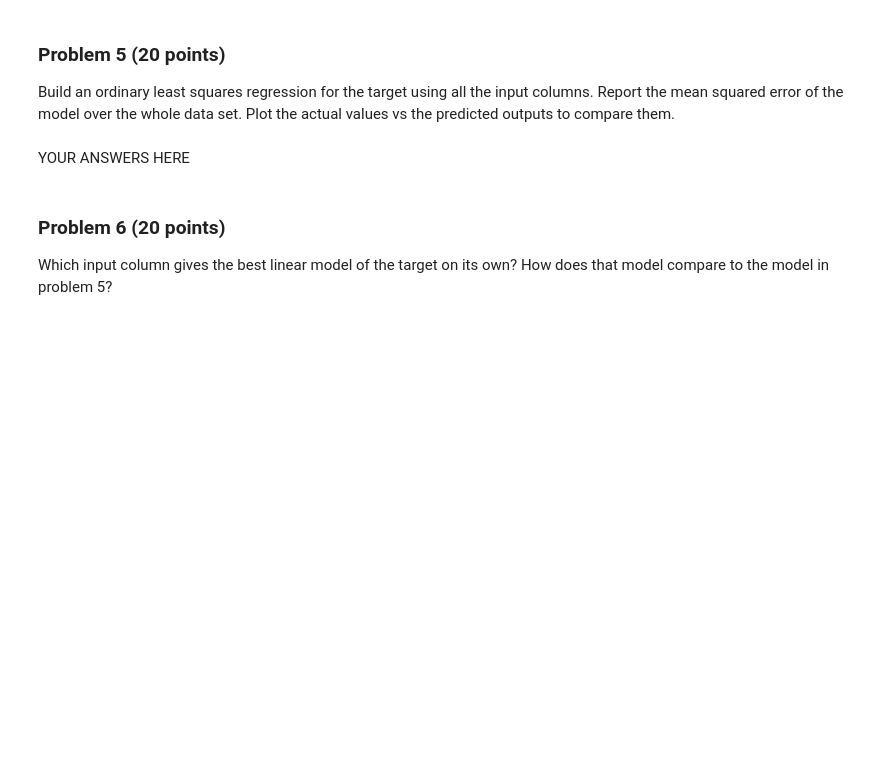
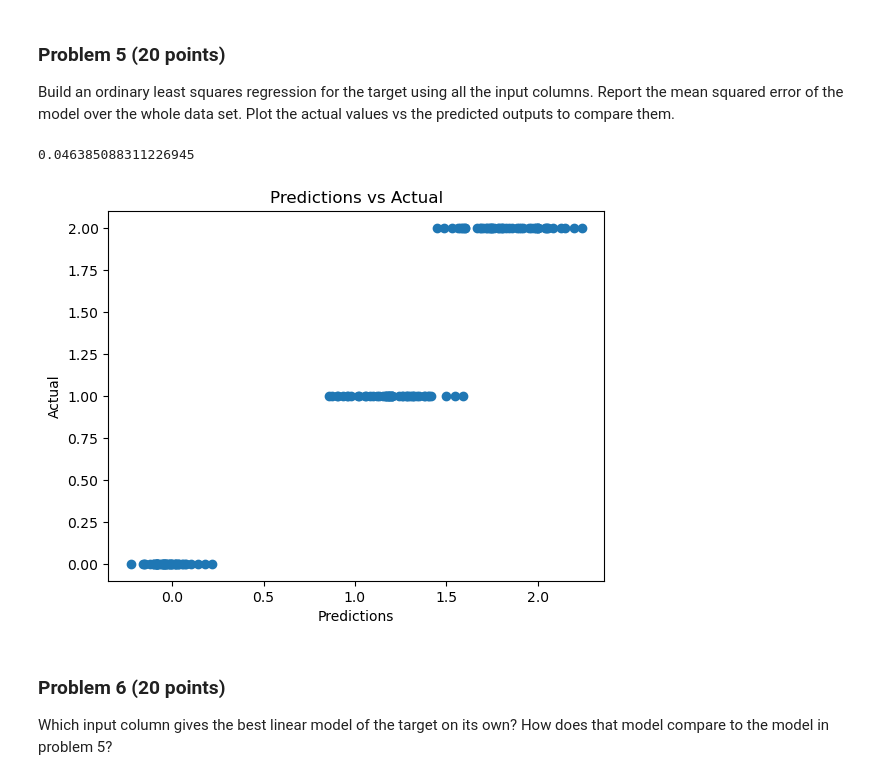
Before and after one commit to calebhadley1/dx601-final-project, a Jupyter notebook: project.ipynb, the cells around one changed output. Drawn from its saved outputs; the diff is of its cells as text; code cells hidden in the pictures; blank space fills up the shorter version.

```diff
--- a/project.ipynb
+++ b/project.ipynb
@@ -154,5 +183,22 @@ Plot the actual values vs the predicted outputs to compare them.
-# %% [markdown]
-YOUR ANSWERS HERE
+# %%
+lin_reg = sklearn.linear_model.LinearRegression()
+X = df.drop("target", axis=1)
+y = df["target"]
+lin_reg.fit(X, y)
+y_pred = lin_reg.predict(X)
+# %%
+mse = sklearn.metrics.mean_squared_error(y_true=y, y_pred=y_pred)
+mse
+# %% [output]
+0.046385088311226945
+# %%
+plt.scatter(y_pred, y)
+plt.title("Predictions vs Actual")
+plt.xlabel("Predictions")
+plt.ylabel("Actual")
+None
+# %% [output]
+[figure, added]
 # %% [markdown]
 ### Problem 6 (20 points)
 
```
Also changed, not shown: parts of 9 cells of this notebook.
